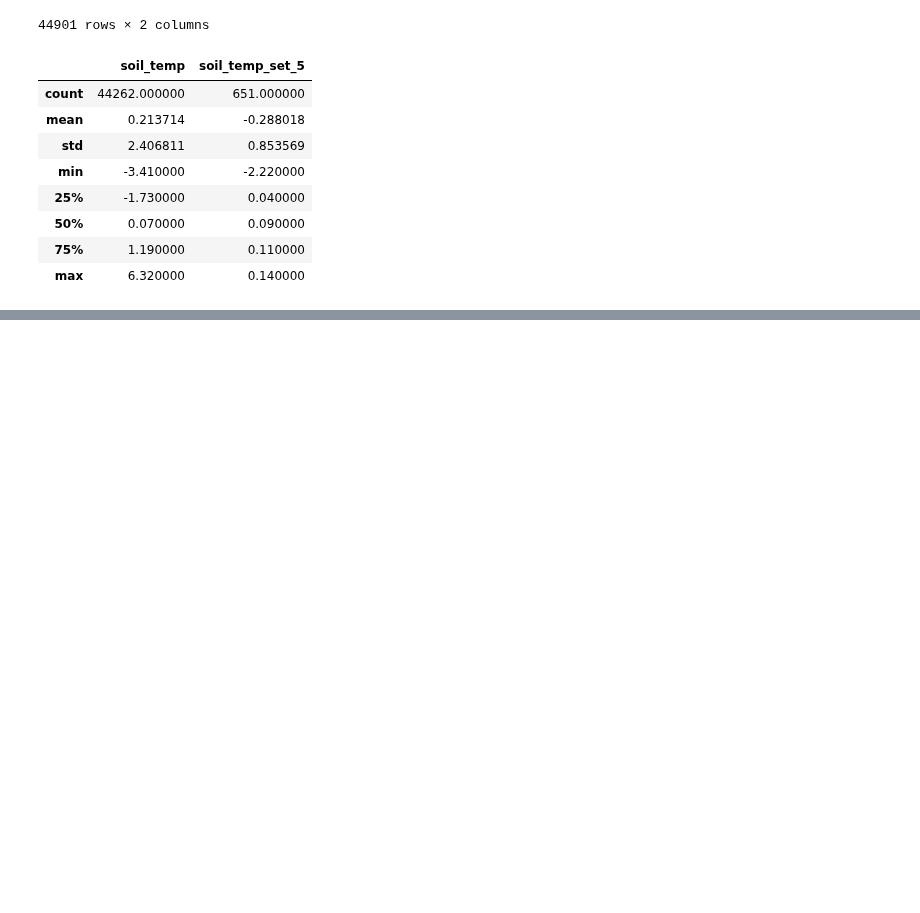
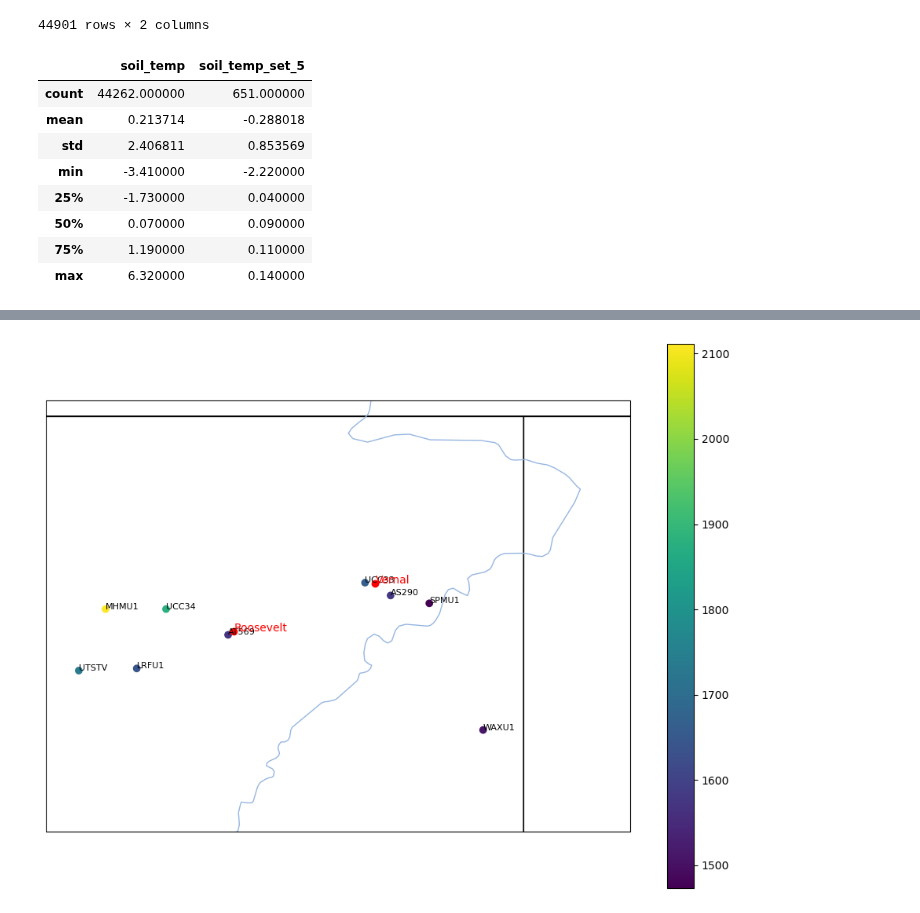
Before and after one commit to Bingham-Research-Center/clyfar, a Jupyter notebook: obs/messing_with_synoptic_data.ipynb, the cells around one changed output, grey strips where cells are left out. Drawn from its saved outputs; the diff is of its cells as text; code cells hidden in the pictures; blank space fills up the shorter version.

```diff
--- a/obs/messing_with_synoptic_data.ipynb
+++ b/obs/messing_with_synoptic_data.ipynb
@@ -177,0 +207,3 @@ soil_df.describe()
+# %%
+# CONSTANTS
+years = np.arange(2005,2025)
@@ -177,0 +290,10 @@ soil_df.describe()
+# %%
+# Find the stids that have reported for the last four years consistently
+# (i.e., the intersection of the stids for each year)
+stids = []
+for year in years[-5:]:
+    stids.append(set(vrbl_stids[year]))
+
+common_stids = set.intersection(*stids)
+print(len(common_stids))
+common_stids
@@ -177,0 +311,5 @@ soil_df.describe()
+# %%
+# Plot these common stids on a map, labelled.
+visualize_station_locations(meta_df, towns, extent, only_stids=list(common_stids), stid_name=True)
+# %% [output]
+[figure, added]
```
Also changed, not shown: parts of 25 cells of this notebook.
